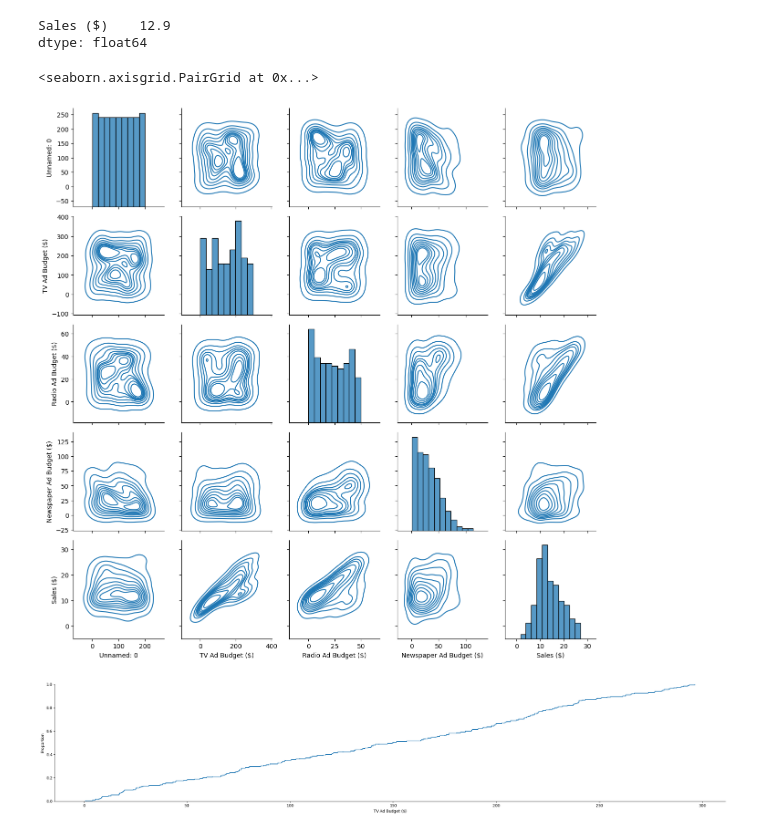
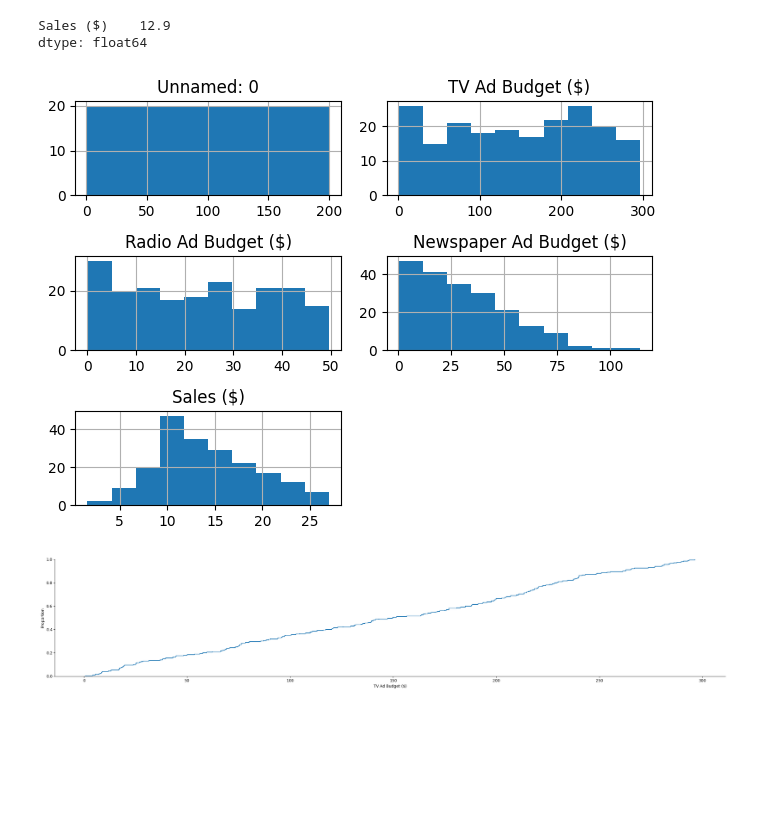
Before and after one commit to RamSankarTheDeveloper/sales-data-analysis, a Jupyter notebook: project_sales_analysis.ipynb, the cells around one changed output. Drawn from its saved outputs; the diff is of its cells as text; code cells hidden in the pictures; blank space fills up the shorter version.

```diff
--- a/project_sales_analysis.ipynb
+++ b/project_sales_analysis.ipynb
@@ -45,14 +45,11 @@ df. iloc[:,-1:].median()
 # %% [output]
 Sales ($)    12.9
 dtype: float64
-# %%
-g = sns.PairGrid(df.iloc[:,:], diag_sharey=False)
-g.map_upper(sns.kdeplot)
-g.map_lower(sns.kdeplot)
-g.map_diag(sns.histplot)
-# %% [output]
-<seaborn.axisgrid.PairGrid at 0x...>
-[figure, removed]
+# %%
+df.hist()
+plt.tight_layout()
+# %% [output]
+[figure, added]
 # %%
 for column in df.iloc[:,1:].columns:
     sns.displot(data=df, x = column,kind = "ecdf",aspect=5,)
```
Also changed, not shown: parts of 2 cells of this notebook.
